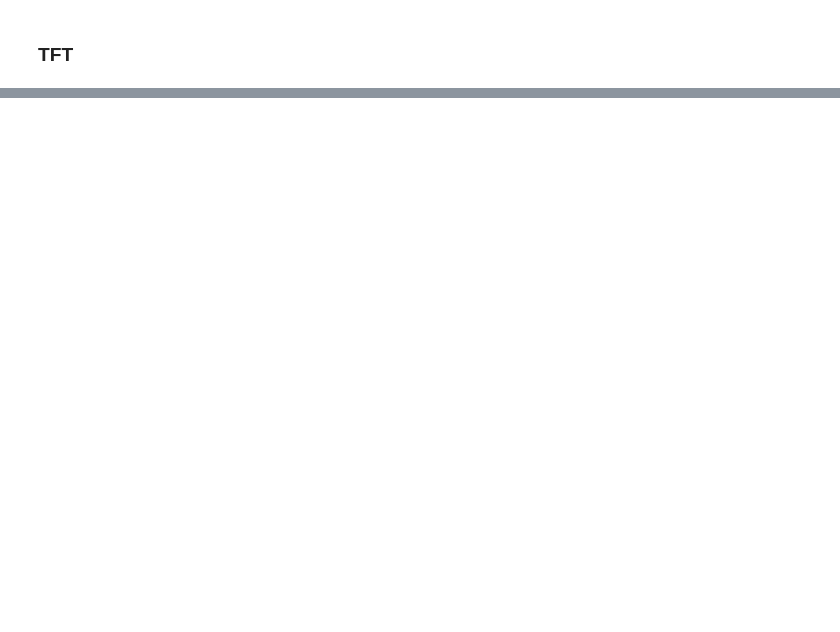
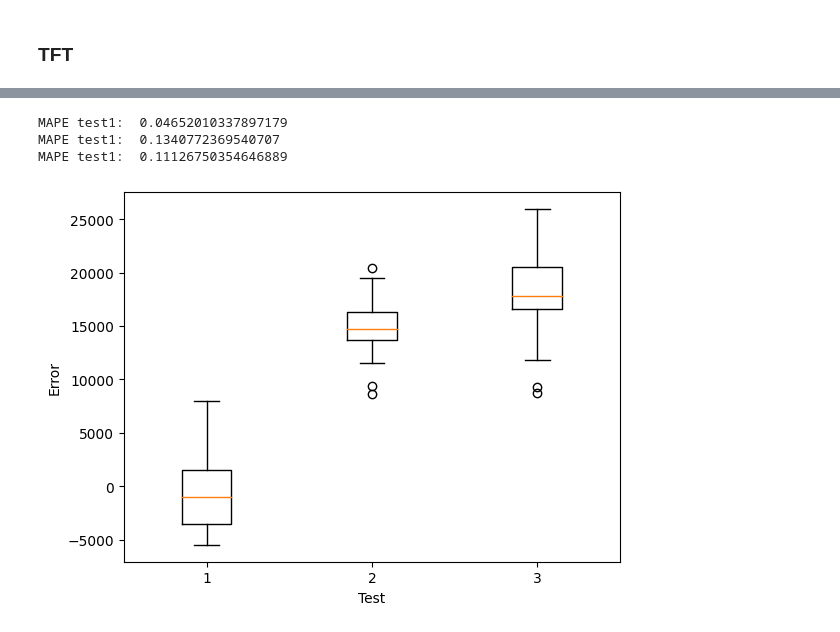
Before and after one commit to yichuang25/Electricity_Forecasting, a Jupyter notebook: Model/TFT.ipynb, the cells around one changed output, grey strips where cells are left out. Cells and saved outputs as stored; diff of their text form; code cells hidden in the pictures; blank space fills up the shorter version.

```diff
--- a/Model/TFT.ipynb
+++ b/Model/TFT.ipynb
@@ -114,0 +112,33 @@ Trainer has no fit models that can predict.
+# %%
+test1 = testing_x.iloc[:int(len(testing_x)/3)].reset_index(drop=True)
+test2 = testing_x.iloc[int(len(testing_x)/3):int(len(testing_x)*2/3)].reset_index(drop=True)
+test3 = testing_x.iloc[int(len(testing_x)*2/3):].reset_index(drop=True)
+
+predictions_TFT_1 = predictions_TFT.iloc[:int(len(predictions_TFT)/3)].reset_index(drop=True)
+predictions_TFT_2 = predictions_TFT.iloc[int(len(predictions_TFT)/3):int(len(predictions_TFT)*2/3)].reset_index(drop=True)
+predictions_TFT_3 = predictions_TFT.iloc[int(len(predictions_TFT)*2/3):].reset_index(drop=True)
+
+err = pd.DataFrame(columns=['test1','test2','test3'])
+mape_test = []
+
+err['test1'] = test1['target'] - predictions_TFT_1['mean']
+mape_test.append(mean_absolute_percentage_error(test1['target'], predictions_TFT_1['mean']))
+print("MAPE test1: ", mean_absolute_percentage_error(test1['target'], predictions_TFT_1['mean']))
+
+err['test2'] = test1['target'] - predictions_TFT_2['mean']
+mape_test.append(mean_absolute_percentage_error(test2['target'], predictions_TFT_2['mean']))
+print("MAPE test1: ", mean_absolute_percentage_error(test2['target'], predictions_TFT_2['mean']))
+
+err['test3'] = test1['target'] - predictions_TFT_3['mean']
+mape_test.append(mean_absolute_percentage_error(test3['target'], predictions_TFT_3['mean']))
+print("MAPE test1: ", mean_absolute_percentage_error(test3['target'], predictions_TFT_3['mean']))
+
+plt.boxplot(err)
+plt.xlabel('Test')
+plt.ylabel('Error')
+plt.show()
+# %% [output]
+MAPE test1:  0.04652010337897179
+MAPE test1:  0.1340772369540707
+MAPE test1:  0.11126750354646889
+[figure, added]
```
Also changed, not shown: parts of 8 cells of this notebook.
